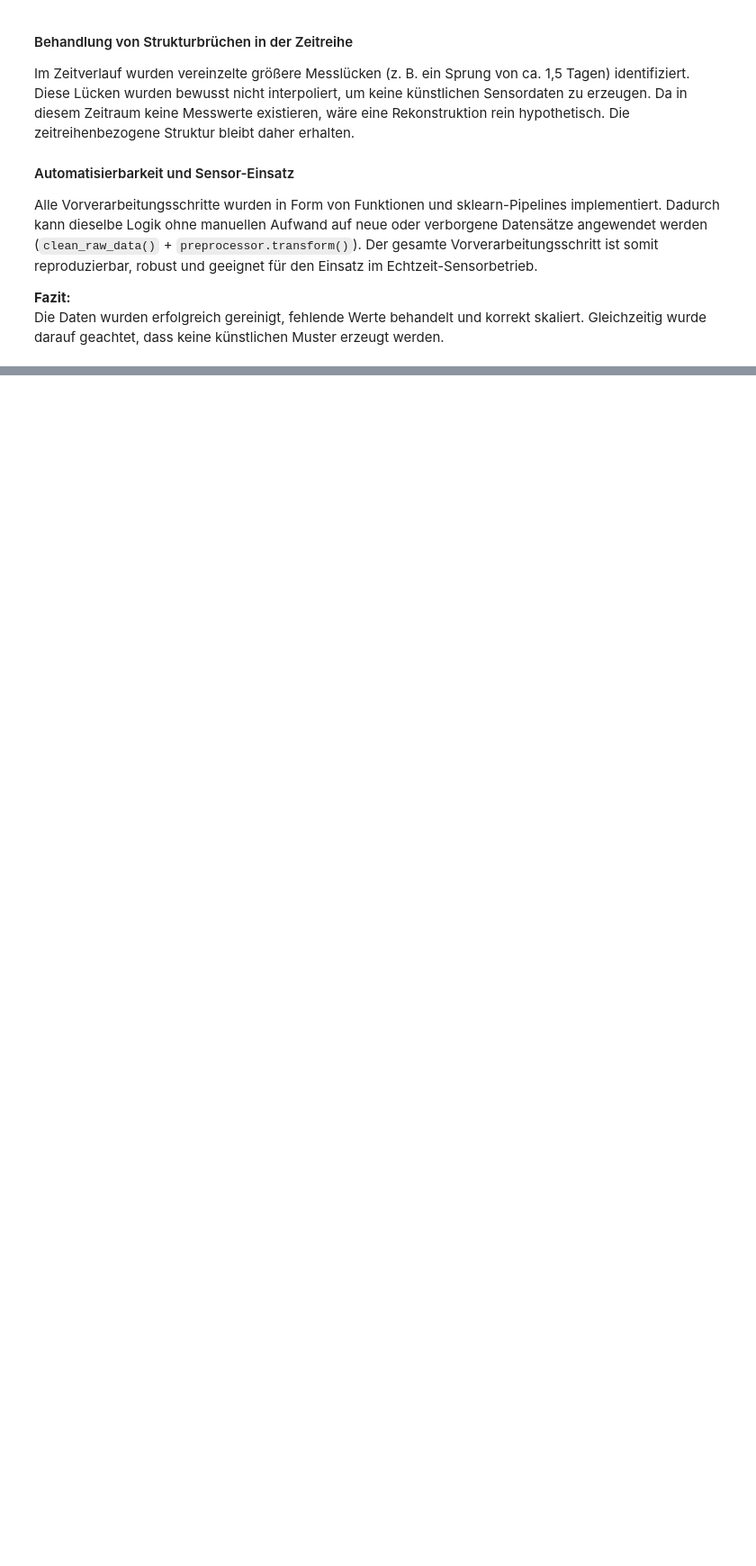
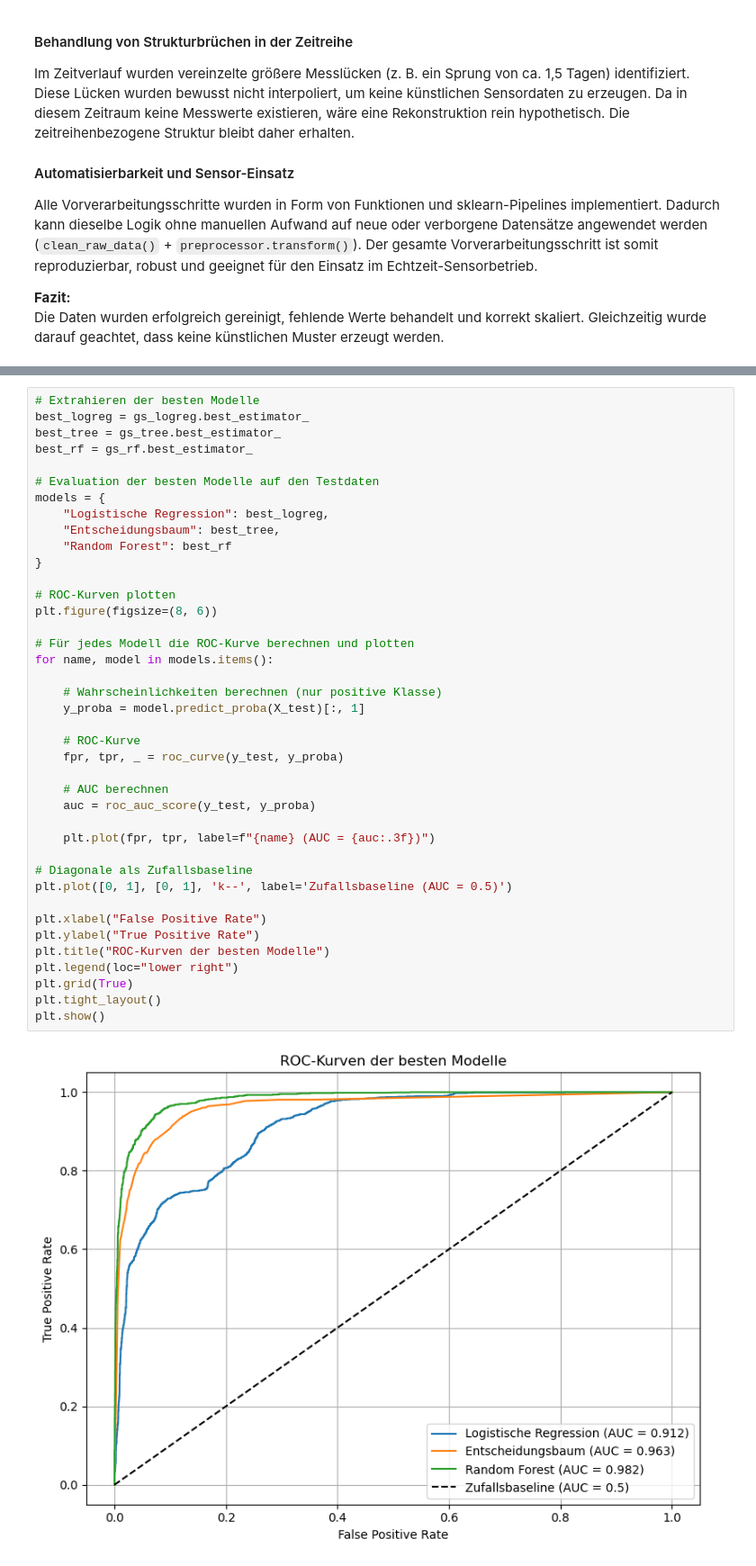
Before and after one commit to Ioannis-Serafim/ml-sensor-project-hka, a Jupyter notebook: notebooks/ml-sensor.ipynb, the cells around one changed output, grey strips where cells are left out. Shown: that part at 90% size. Cells and saved outputs as stored; diff of their text form; blank space fills up the shorter version.

```diff
--- a/notebooks/main.ipynb
+++ b/notebooks/ml-sensor.ipynb
@@ -882,0 +1210,42 @@ Random Forest:
+# %%
+# Extrahieren der besten Modelle
+best_logreg = gs_logreg.best_estimator_
+best_tree = gs_tree.best_estimator_
+best_rf = gs_rf.best_estimator_
+
+# Evaluation der besten Modelle auf den Testdaten
+models = {
+    "Logistische Regression": best_logreg,
+    "Entscheidungsbaum": best_tree,
+    "Random Forest": best_rf
+}
+
+# ROC-Kurven plotten
+plt.figure(figsize=(8, 6))
+
+# Für jedes Modell die ROC-Kurve berechnen und plotten
+for name, model in models.items():
+
+    # Wahrscheinlichkeiten berechnen (nur positive Klasse)
+    y_proba = model.predict_proba(X_test)[:, 1]
+
+    # ROC-Kurve
+    fpr, tpr, _ = roc_curve(y_test, y_proba)
+
+    # AUC berechnen
+    auc = roc_auc_score(y_test, y_proba)
+
+    plt.plot(fpr, tpr, label=f"{name} (AUC = {auc:.3f})")
+
+# Diagonale als Zufallsbaseline
+plt.plot([0, 1], [0, 1], 'k--', label='Zufallsbaseline (AUC = 0.5)')
+
+plt.xlabel("False Positive Rate")
+plt.ylabel("True Positive Rate")
+plt.title("ROC-Kurven der besten Modelle")
+plt.legend(loc="lower right")
+plt.grid(True)
+plt.tight_layout()
+plt.show()
+# %% [output]
+[figure, added]
```
Also changed, not shown: parts of 55 cells of this notebook.
